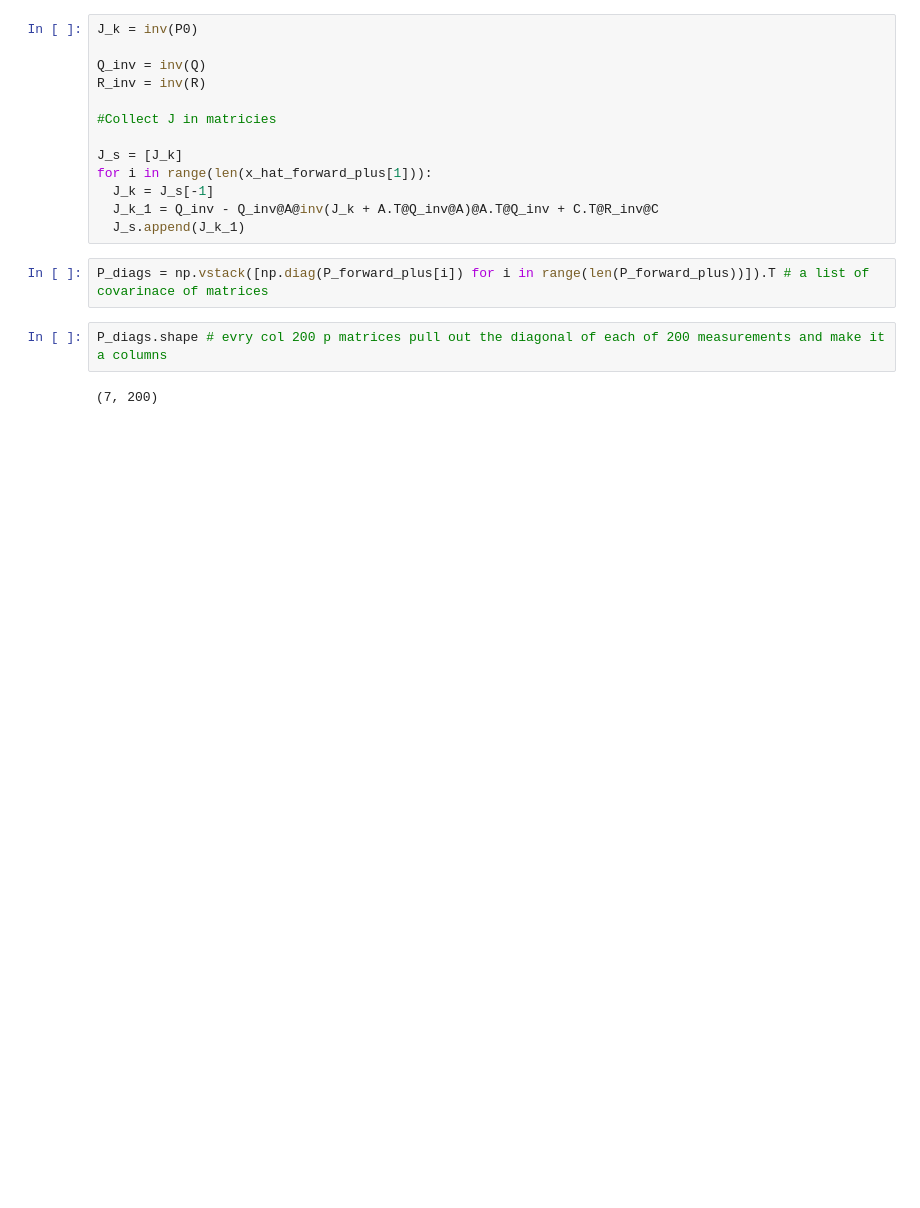
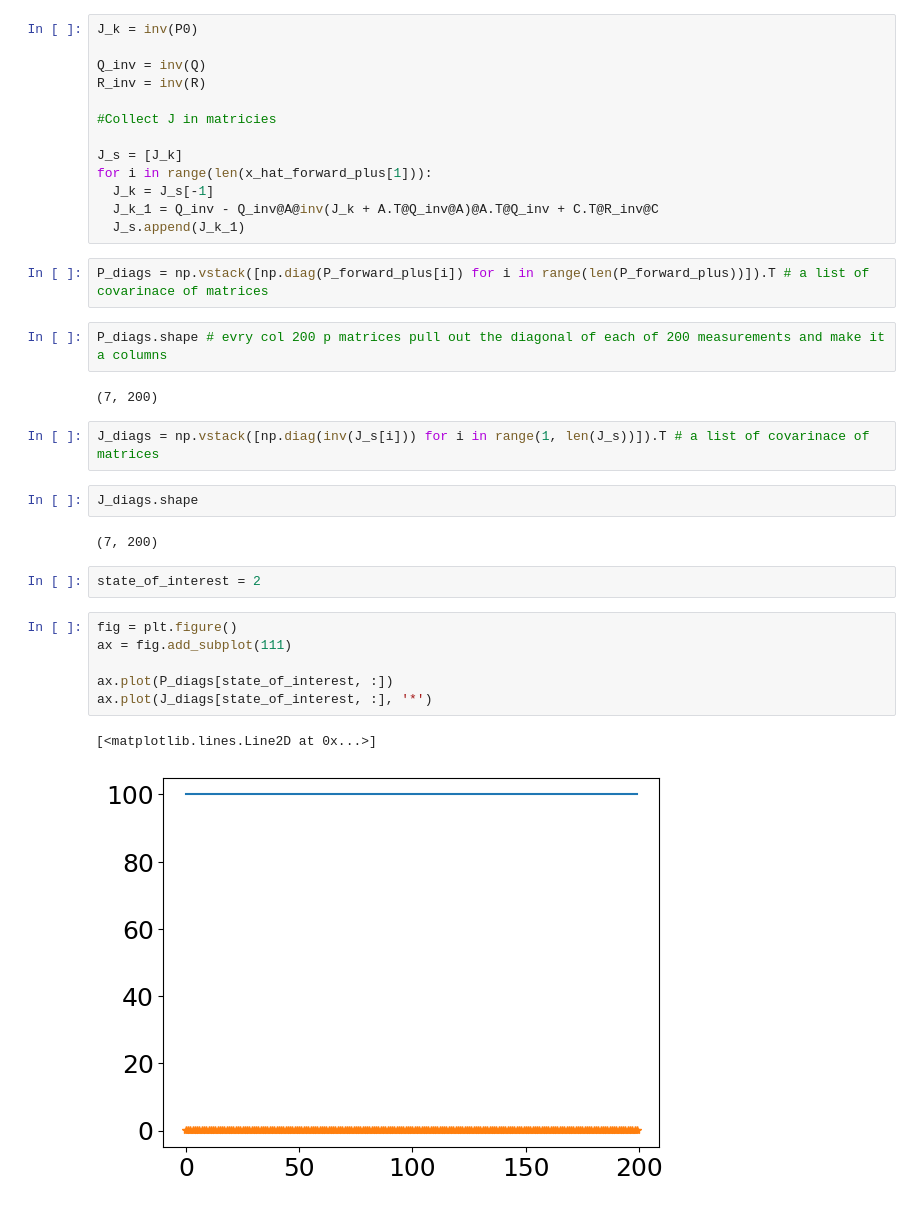
Before and after one commit to quangvumathneuro/Nonlinear_and_Data_Driven_Estimation, a Jupyter notebook: Lesson_5_Discrete_Linear_Kalman_Filter/B_discrete_linear_kalman_filter_QV.ipynb, the cells around one changed output. Cells and saved outputs as stored; diff of their text form; blank space fills up the shorter version.

```diff
--- a/Lesson_5_Discrete_Linear_Kalman_Filter/B_discrete_linear_kalman_filter_QV.ipynb
+++ b/Lesson_5_Discrete_Linear_Kalman_Filter/B_discrete_linear_kalman_filter_QV.ipynb
@@ -344,3 +344,20 @@ P_diags = np.vstack([np.diag(P_forward_plus[i]) for i in range(len(P_forward_plu
 P_diags.shape # evry col 200 p matrices pull out the diagonal of each of 200 measurements and make it a columns
 # %% [output]
 (7, 200)
+# %%
+J_diags = np.vstack([np.diag(inv(J_s[i])) for i in range(1, len(J_s))]).T # a list of covarinace of matrices
+# %%
+J_diags.shape
+# %% [output]
+(7, 200)
+# %%
+state_of_interest = 2
+# %%
+fig = plt.figure()
+ax = fig.add_subplot(111)
+
+ax.plot(P_diags[state_of_interest, :])
+ax.plot(J_diags[state_of_interest, :], '*')
+# %% [output]
+[<matplotlib.lines.Line2D at 0x...>]
+[figure, added]
```
Also changed, not shown: parts of 1 cell of this notebook.
